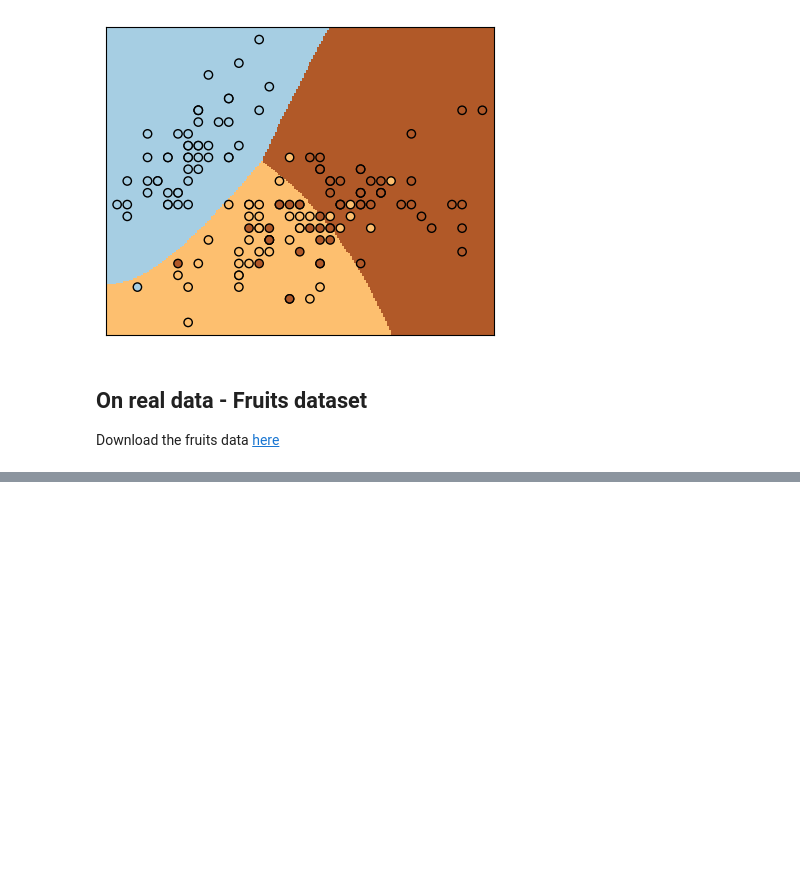
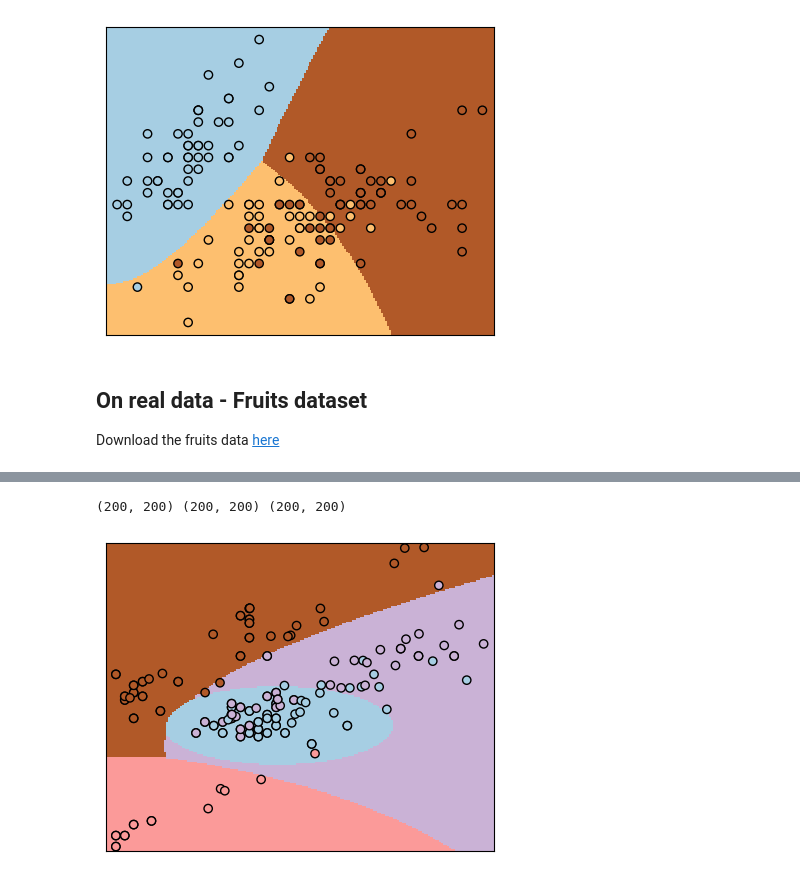
Before and after one commit to rubenfonnegra/machine_learning, a Jupyter notebook: Sem_03/Naive_Bayes.ipynb, the cells around one changed output, grey strips where cells are left out. Drawn from its saved outputs; the diff is of its cells as text; code cells hidden in the pictures; blank space fills up the shorter version.

```diff
--- a/Sem_03/Naive_Bayes.ipynb
+++ b/Sem_03/Naive_Bayes.ipynb
@@ -110,0 +135,5 @@ _
+# %%
+Boundaries(naive_bayes,fruits_x,fruits_x,200,fruits_y,5,4)
+# %% [output]
+(200, 200) (200, 200) (200, 200)
+[figure, added]
```
Also changed, not shown: parts of 12 cells of this notebook.
